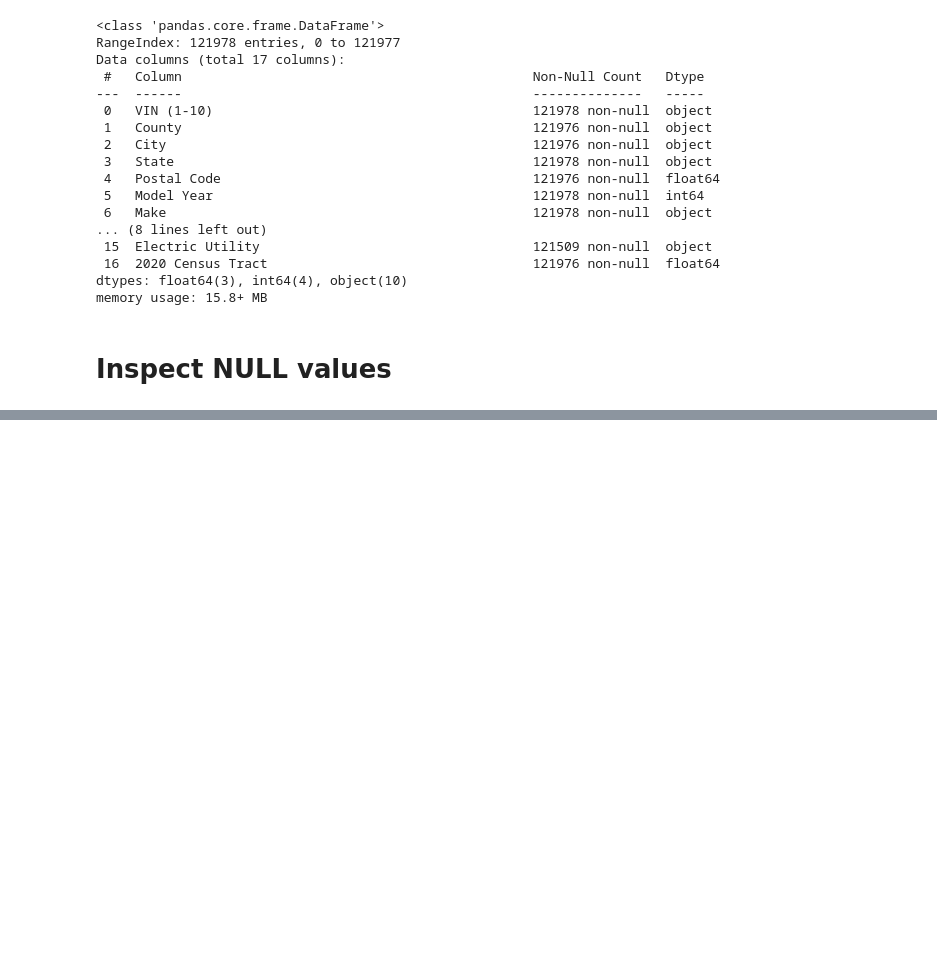
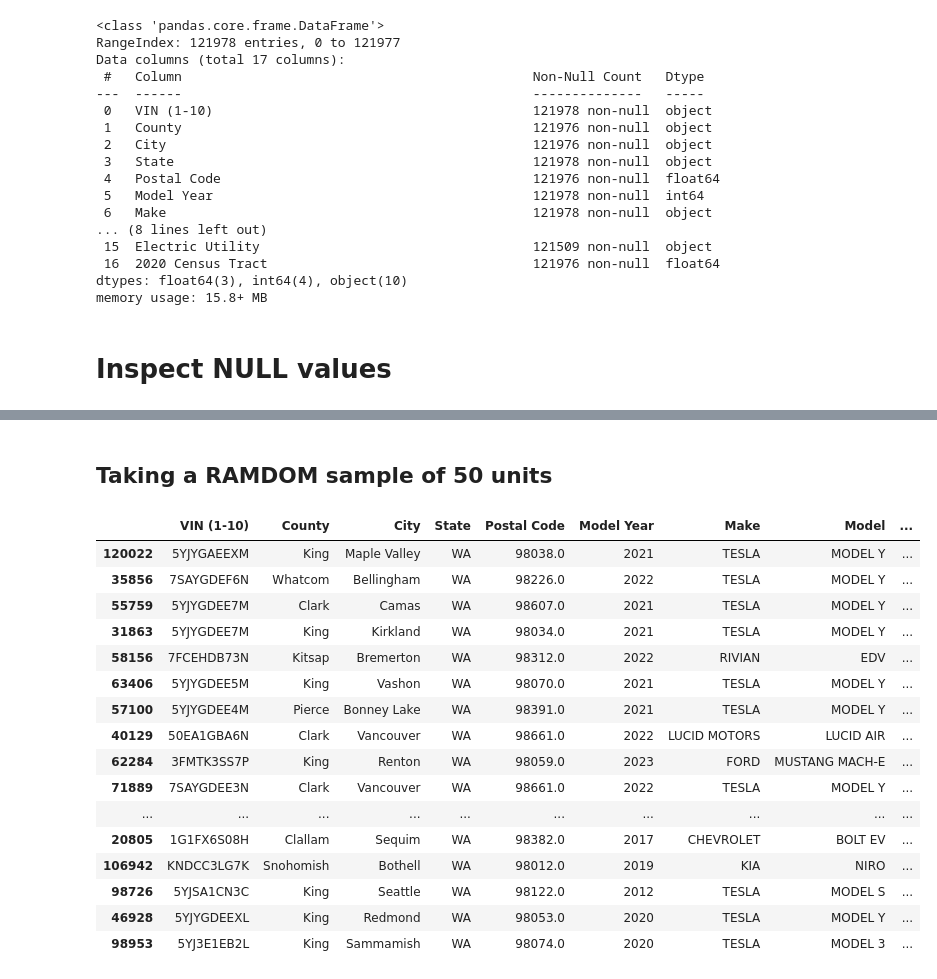
Before and after one commit to Dredeba/PrcDA02-WrkF_A, a Jupyter notebook: code.ipynb, the cells around one changed output, grey strips where cells are left out. Saved outputs shown, nothing was run; the diff lists cells and outputs as text; code cells hidden in the pictures; blank space fills up the shorter version.

Commit message:
50 units sample

```diff
--- a/code.ipynb
+++ b/code.ipynb
@@ -148,0 +168,23 @@ df.isnull().sum()
+# %% [markdown]
+## Taking a RAMDOM sample of 50 units
+# %%
+# Taking a RAMDOM sample of 50 rows and sort it in ascending order using 'Electric Range' column
+df.sample(50).sort_values(by=['Electric Range'], ascending=True)
+# %% [output]
+|  | VIN (1-10) | County | City | State | Postal Code | Model Year | Make | Model | ... |
+| 120022 | 5YJYGAEEXM | King | Maple Valley | WA | 98038.0 | 2021 | TESLA | MODEL Y | ... |
+| 35856 | 7SAYGDEF6N | Whatcom | Bellingham | WA | 98226.0 | 2022 | TESLA | MODEL Y | ... |
+| 55759 | 5YJYGDEE7M | Clark | Camas | WA | 98607.0 | 2021 | TESLA | MODEL Y | ... |
+| 31863 | 5YJYGDEE7M | King | Kirkland | WA | 98034.0 | 2021 | TESLA | MODEL Y | ... |
+| 58156 | 7FCEHDB73N | Kitsap | Bremerton | WA | 98312.0 | 2022 | RIVIAN | EDV | ... |
+| 63406 | 5YJYGDEE5M | King | Vashon | WA | 98070.0 | 2021 | TESLA | MODEL Y | ... |
+| 57100 | 5YJYGDEE4M | Pierce | Bonney Lake | WA | 98391.0 | 2021 | TESLA | MODEL Y | ... |
+| 40129 | 50EA1GBA6N | Clark | Vancouver | WA | 98661.0 | 2022 | LUCID MOTORS | LUCID AIR | ... |
+| 62284 | 3FMTK3SS7P | King | Renton | WA | 98059.0 | 2023 | FORD | MUSTANG MACH-E | ... |
+| 71889 | 7SAYGDEE3N | Clark | Vancouver | WA | 98661.0 | 2022 | TESLA | MODEL Y | ... |
+| ... | ... | ... | ... | ... | ... | ... | ... | ... | ... |
+| 20805 | 1G1FX6S08H | Clallam | Sequim | WA | 98382.0 | 2017 | CHEVROLET | BOLT EV | ... |
+| 106942 | KNDCC3LG7K | Snohomish | Bothell | WA | 98012.0 | 2019 | KIA | NIRO | ... |
+| 98726 | 5YJSA1CN3C | King | Seattle | WA | 98122.0 | 2012 | TESLA | MODEL S | ... |
+| 46928 | 5YJYGDEEXL | King | Redmond | WA | 98053.0 | 2020 | TESLA | MODEL Y | ... |
+| 98953 | 5YJ3E1EB2L | King | Sammamish | WA | 98074.0 | 2020 | TESLA | MODEL 3 | ... |
```
Also changed, not shown: parts of 1 cell of this notebook.
